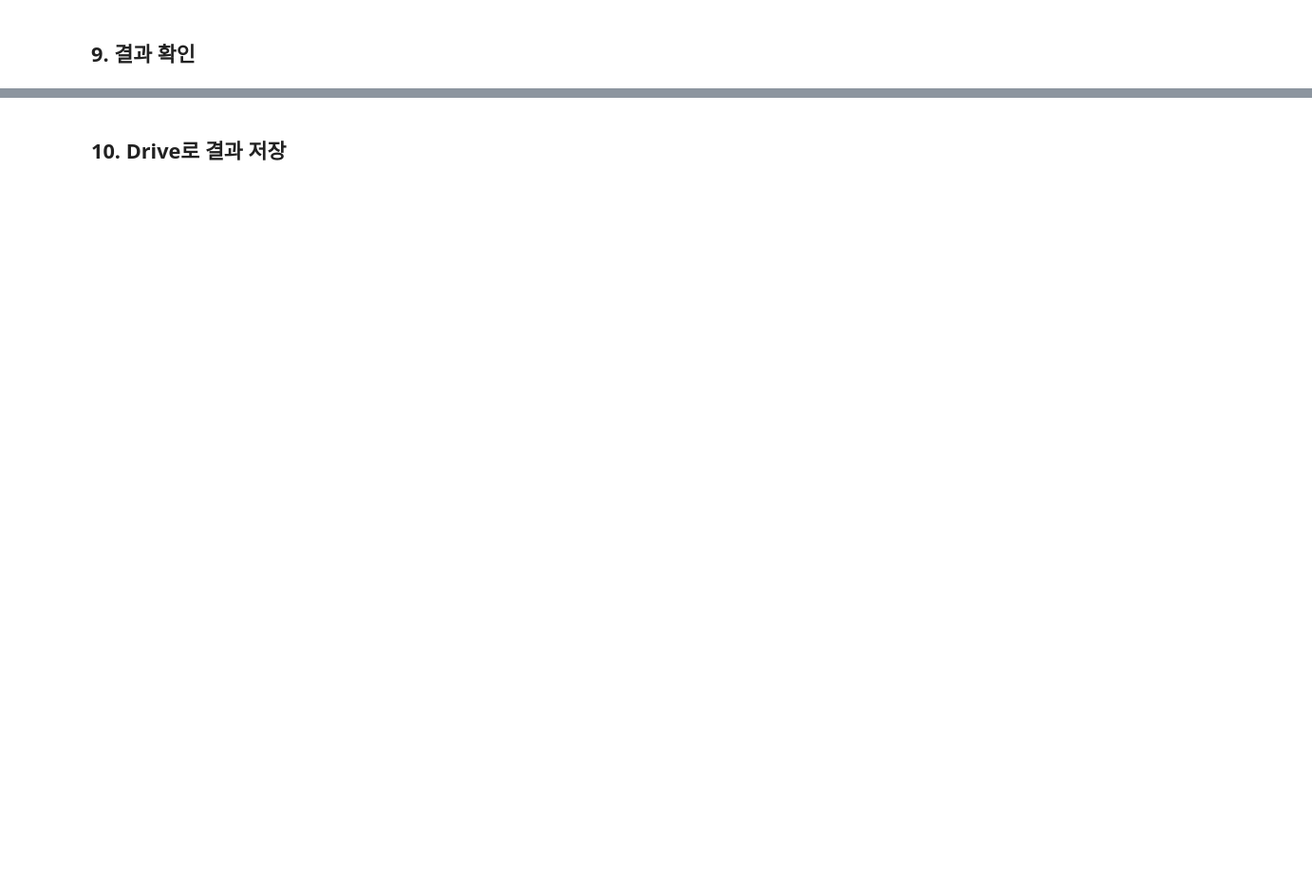
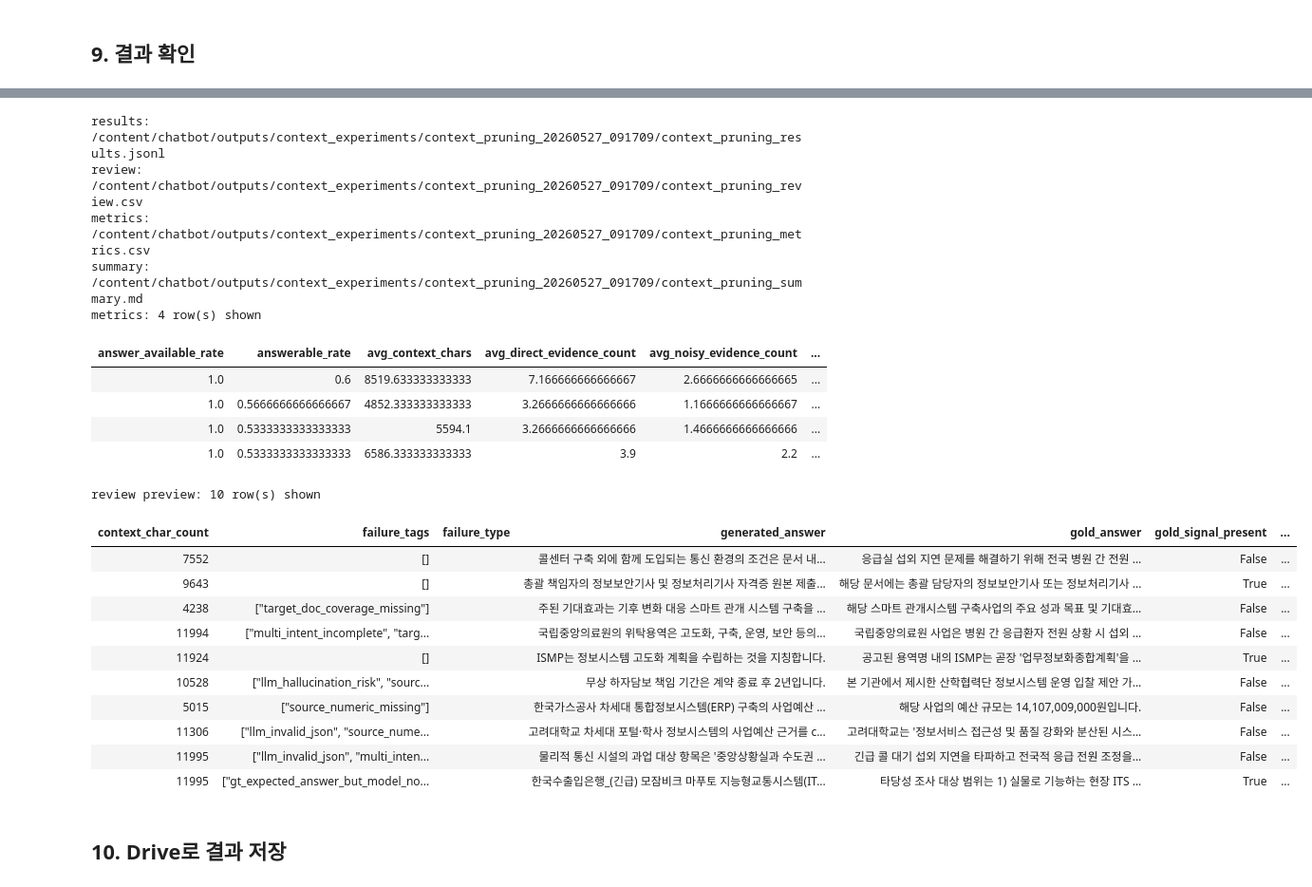
Before and after one commit to beomsookim1020/chatbot, a Jupyter notebook: notebooks/05_context_pruning_experiment_colab.ipynb, the cells around one changed output, grey strips where cells are left out. Shown at 95% size. Drawn from its saved outputs; the diff is of its cells as text; code cells hidden in the pictures; blank space fills up the shorter version.

```diff
--- a/notebooks/05_context_pruning_experiment_colab.ipynb
+++ b/notebooks/05_context_pruning_experiment_colab.ipynb
@@ -270,3 +231,80 @@ ValueError: numpy.dtype size changed, may indicate binary incompatibility. Expec
+# %%
+import csv
+import html as html_lib
+from IPython.display import HTML, display
+
+latest_output_dir = generation_output_dir or dry_output_dir
+if latest_output_dir is None:
+    raise RuntimeError('??? output directory? ????.')
+
+metrics_path = latest_output_dir / 'context_pruning_metrics.csv'
+review_path = latest_output_dir / 'context_pruning_review.csv'
+summary_path = latest_output_dir / 'context_pruning_summary.md'
+results_path = latest_output_dir / 'context_pruning_results.jsonl'
+
+print('results:', results_path)
+print('review:', review_path)
+print('metrics:', metrics_path)
+print('summary:', summary_path)
+
+def read_csv_preview(path, limit=None):
+    with path.open('r', encoding='utf-8-sig', newline='') as f:
+        reader = csv.DictReader(f)
+        rows = []
+        for idx, row in enumerate(reader):
+            if limit is not None and idx >= limit:
+                break
+            rows.append(row)
+    return rows
+
+def display_rows(rows, title, max_cols=12):
+    print(f'{title}: {len(rows)} row(s) shown')
+    if not rows:
+        return
+    columns = list(rows[0].keys())[:max_cols]
+    header = ''.join(f'<th>{html_lib.escape(col)}</th>' for col in columns)
+    body = []
+    for row in rows:
+        cells = ''.join(
+            '<td style="max-width:260px;white-space:nowrap;overflow:hidden;text-overflow:ellipsis">'
+            + html_lib.escape(str(row.get(col, ''))) + '</td>'
+            for col in columns
+        )
+        body.append(f'<tr>{cells}</tr>')
+    display(HTML(
+        '<div style="overflow:auto;max-height:420px">'
+        f'<table border="1" style="border-collapse:collapse;font-size:12px">'
+        f'<thead><tr>{header}</tr></thead><tbody>{"".join(body)}</tbody></table>'
+        '</div>'
+    ))
+
+metrics_rows = read_csv_preview(metrics_path)
+review_rows = read_csv_preview(review_path, limit=10)
+display_rows(metrics_rows, 'metrics')
+display_rows(review_rows, 'review preview')
+# %% [output]
+results: /content/chatbot/outputs/context_experiments/context_pruning_20260527_091709/context_pruning_results.jsonl
+review: /content/chatbot/outputs/context_experiments/context_pruning_20260527_091709/context_pruning_review.csv
+metrics: /content/chatbot/outputs/context_experiments/context_pruning_20260527_091709/context_pruning_metrics.csv
+summary: /content/chatbot/outputs/context_experiments/context_pruning_20260527_091709/context_pruning_summary.md
+metrics: 4 row(s) shown
+| answer_available_rate | answerable_rate | avg_context_chars | avg_direct_evidence_count | avg_noisy_evidence_count | ... |
+| 1.0 | 0.6 | 8519.633333333333 | 7.166666666666667 | 2.6666666666666665 | ... |
+| 1.0 | 0.5666666666666667 | 4852.333333333333 | 3.2666666666666666 | 1.1666666666666667 | ... |
+| 1.0 | 0.5333333333333333 | 5594.1 | 3.2666666666666666 | 1.4666666666666666 | ... |
+| 1.0 | 0.5333333333333333 | 6586.333333333333 | 3.9 | 2.2 | ... |
+review preview: 10 row(s) shown
+| context_char_count | failure_tags | failure_type | generated_answer | gold_answer | gold_signal_present | ... |
+| 7552 | [] |  | 콜센터 구축 외에 함께 도입되는 통신 환경의 조건은 문서 내... | 응급실 섭외 지연 문제를 해결하기 위해 전국 병원 간 전원 ... | False | ... |
+| 9643 | [] |  | 총괄 책임자의 정보보안기사 및 정보처리기사 자격증 원본 제출... | 해당 문서에는 총괄 담당자의 정보보안기사 또는 정보처리기사 ... | True | ... |
+| 4238 | ["target_doc_coverage_missing"] |  | 주된 기대효과는 기후 변화 대응 스마트 관개 시스템 구축을 ... | 해당 스마트 관개시스템 구축사업의 주요 성과 목표 및 기대효... | False | ... |
+| 11994 | ["multi_intent_incomplete", "targ... |  | 국립중앙의료원의 위탁용역은 고도화, 구축, 운영, 보안 등의... | 국립중앙의료원 사업은 병원 간 응급환자 전원 상황 시 섭외 ... | False | ... |
+| 11924 | [] |  | ISMP는 정보시스템 고도화 계획을 수립하는 것을 지칭합니다. | 공고된 용역명 내의 ISMP는 곧장 '업무정보화종합계획'을 ... | True | ... |
+| 10528 | ["llm_hallucination_risk", "sourc... |  | 무상 하자담보 책임 기간은 계약 종료 후 2년입니다. | 본 기관에서 제시한 산학협력단 정보시스템 운영 입찰 제안 가... | False | ... |
+| 5015 | ["source_numeric_missing"] |  | 한국가스공사 차세대 통합정보시스템(ERP) 구축의 사업예산 ... | 해당 사업의 예산 규모는 14,107,009,000원입니다. | False | ... |
+| 11306 | ["llm_invalid_json", "source_nume... |  | 고려대학교 차세대 포털·학사 정보시스템의 사업예산 근거를 c... | 고려대학교는 '정보서비스 접근성 및 품질 강화와 분산된 시스... | False | ... |
+| 11995 | ["llm_invalid_json", "multi_inten... |  | 물리적 통신 시설의 과업 대상 항목은 '중앙상황실과 수도권 ... | 긴급 콜 대기 섭외 지연을 타파하고 전국적 응급 전원 조정을... | False | ... |
+| 11995 | ["gt_expected_answer_but_model_no... |  | 한국수출입은행_(긴급) 모잠비크 마푸토 지능형교통시스템(IT... | 타당성 조사 대상 범위는 1) 실물로 기능하는 현장 ITS ... | True | ... |
 # %% [markdown]
 ## 10. Drive로 결과 저장
 # %%
```
Also changed, not shown: parts of 8 cells of this notebook, 2 other files.
